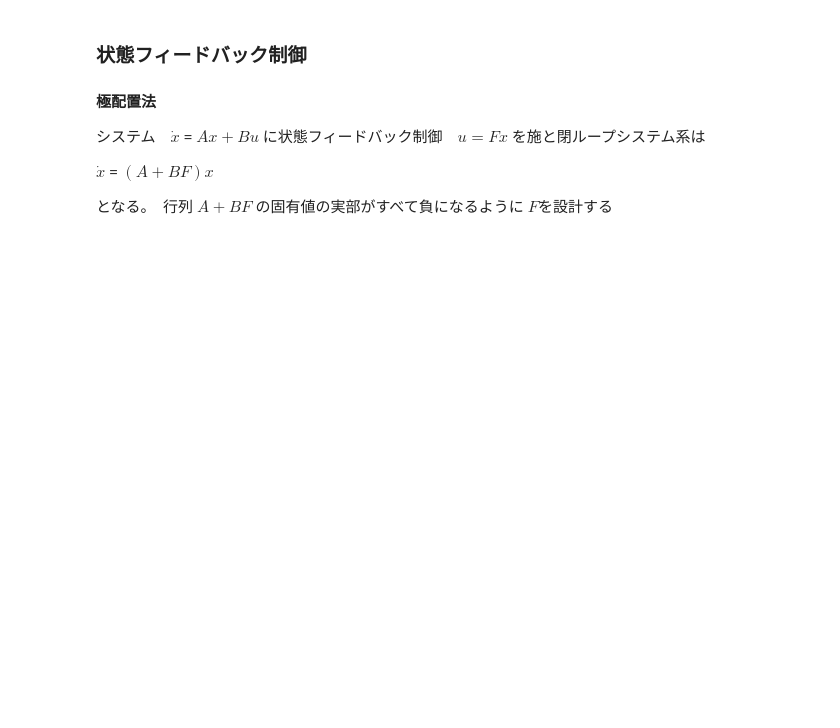
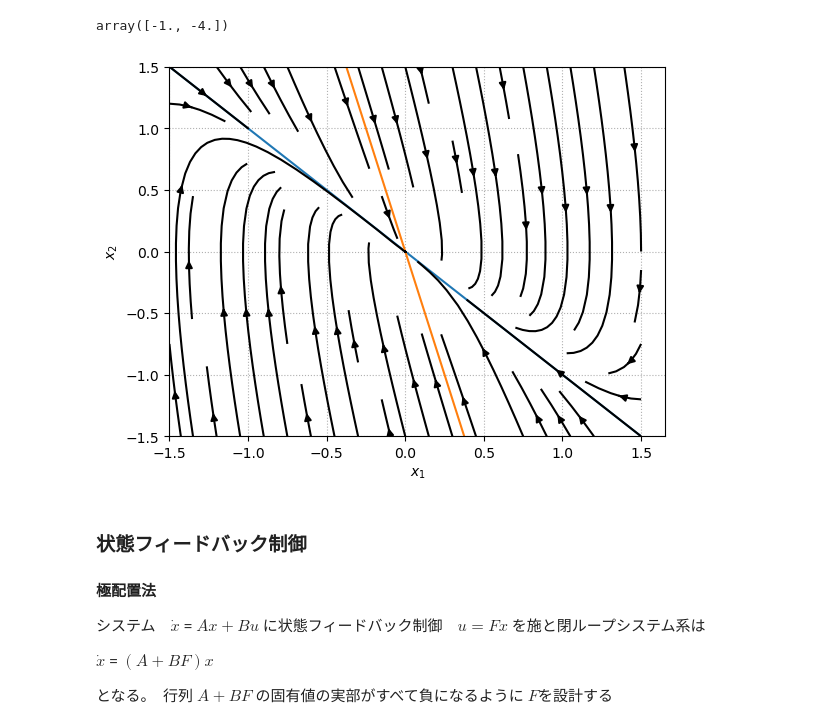
Before and after one commit to tet-kitamori/Lets-Python, a Jupyter notebook: ControlDesign_2.ipynb, the cells around one changed output. Saved outputs shown, nothing was run; the diff lists cells and outputs as text; code cells hidden in the pictures; blank space fills up the shorter version.

```diff
--- a/ControlDesign_2.ipynb
+++ b/ControlDesign_2.ipynb
@@ -42,3 +180,34 @@ def bodeplot_set(fig_ax, *args):
+# %%
+# 固有値の確認
+
+A = np.array([[0, 1], [-4, -5]])
+np.linalg.eigvals(A)
+# %% [output]
+array([-1., -4.])
+# %%
+# 位相面図
+
+w = 1.5
+Y, X = np.mgrid[-w: w: 100j, -w: w: 100j]
+
+A = np.array([[0, 1], [-4, -5]])
+s, v = np.linalg.eig(A)
+
+U = A[0, 0]*X + A[0, 1]*Y
+V = A[1, 0]*X + A[1, 1]*Y
+
+t = np.arange(-1.5, 1.5, 0.01)
+fig, ax = plt.subplots()
+plt.ylim(-1.5, 1.5)
+
+if s.imag[0] == 0 and s.imag[1] == 0:
+    ax.plot(t, (v[1,0]/v[0,0])*t, ls='-')
+    ax.plot(t, (v[1,1]/v[0,1])*t, ls='-')
+
+ax.streamplot(X, Y, U, V, density=0.7, color='k')
+plot_set(ax, '$x_1$', '$x_2$')
+# %% [output]
+[figure, added]
 # %% [markdown]
 ### 状態フィードバック制御
 
```
Also changed, not shown: parts of 13 cells of this notebook.
